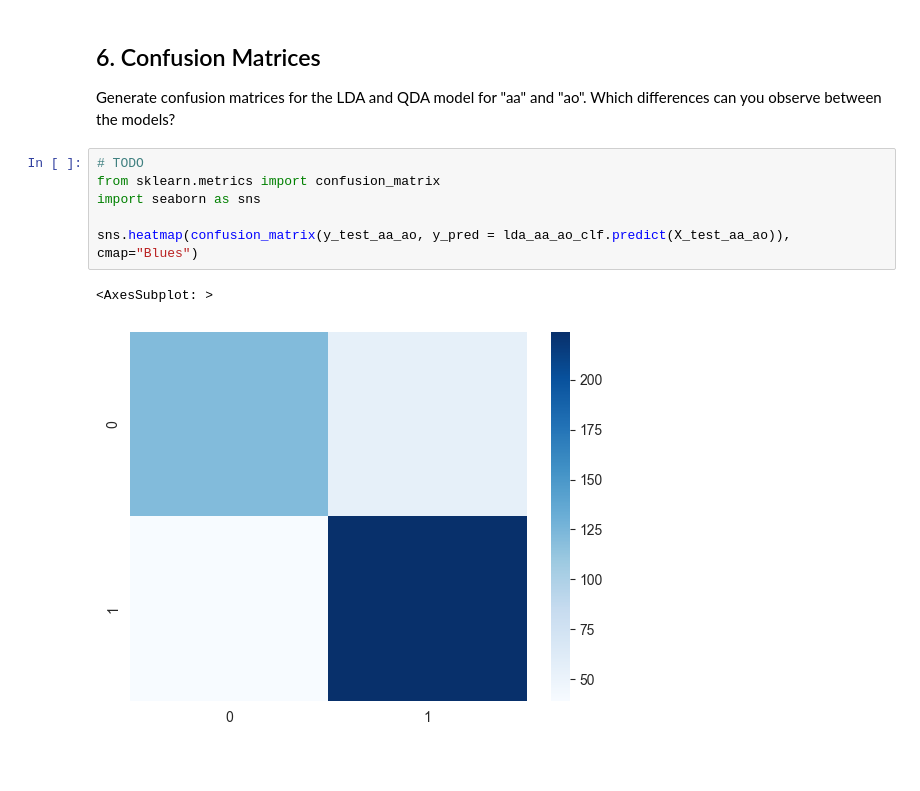
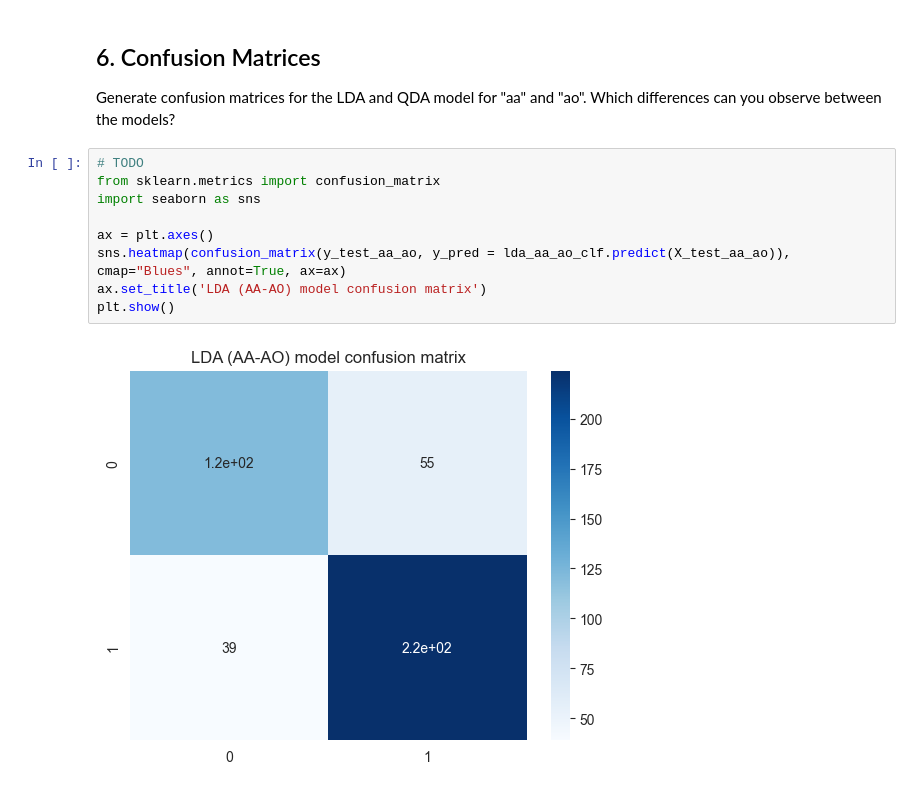
Before and after one commit to WojciechPtas/eml2022, a Jupyter notebook: ExerciseSheet_02/problems/Practical_Problem_1.ipynb, the cells around one changed output. Cells and saved outputs as stored; diff of their text form; blank space fills up the shorter version.

```diff
--- a/ExerciseSheet_02/problems/Practical_Problem_1.ipynb
+++ b/ExerciseSheet_02/problems/Practical_Problem_1.ipynb
@@ -95,9 +123,11 @@ Generate confusion matrices for the LDA and QDA model for "aa" and "ao". Which d
 # %%
 # TODO
 from sklearn.metrics import confusion_matrix
 import seaborn as sns
 
-sns.heatmap(confusion_matrix(y_test_aa_ao, y_pred = lda_aa_ao_clf.predict(X_test_aa_ao)), cmap="Blues")
+ax = plt.axes()
+sns.heatmap(confusion_matrix(y_test_aa_ao, y_pred = lda_aa_ao_clf.predict(X_test_aa_ao)), cmap="Blues", annot=True, ax=ax)
+ax.set_title('LDA (AA-AO) model confusion matrix')
+plt.show()
 # %% [output]
-<AxesSubplot: >
-[figure, old version]
+[figure, new version]
```
Also changed, not shown: parts of 12 cells of this notebook.
